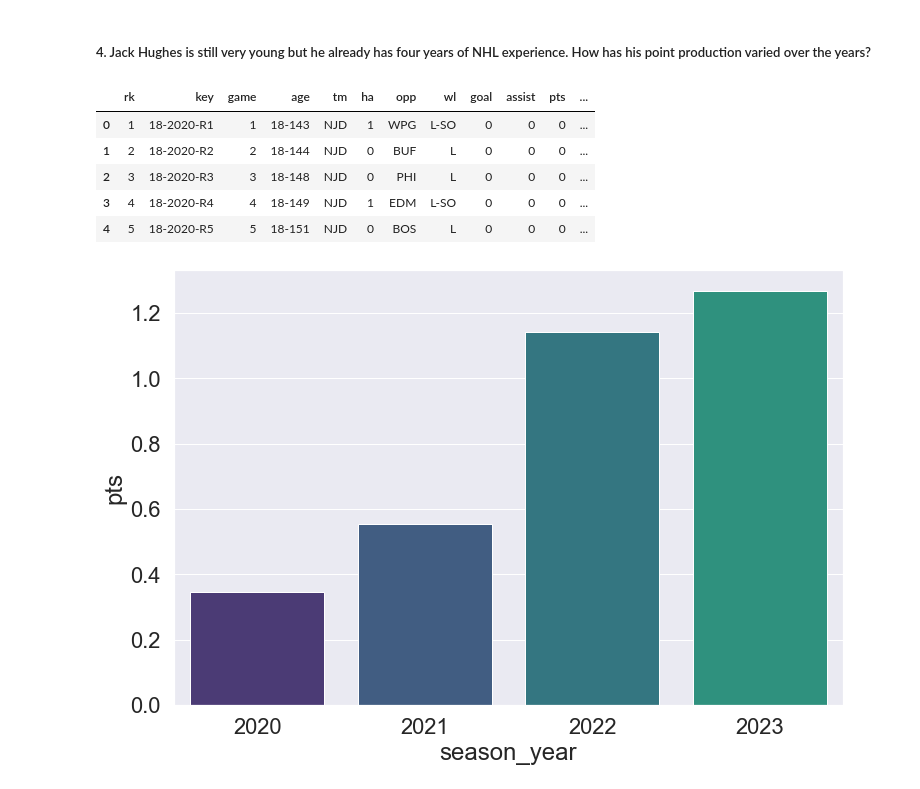
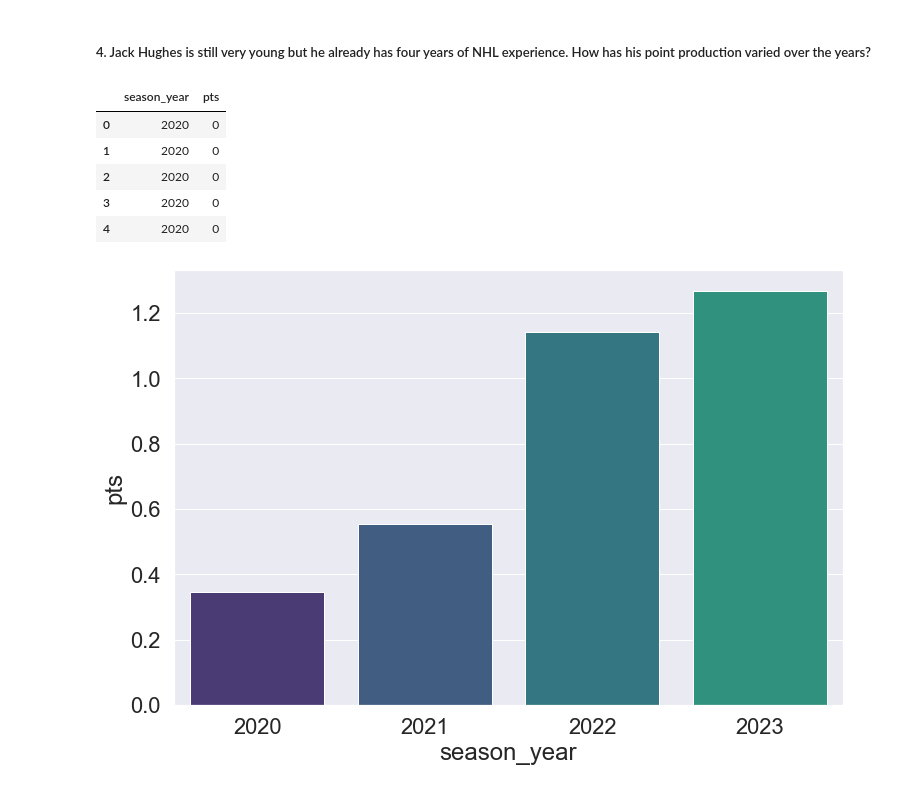
Before and after one commit to mrende1986/Data_Engineering_Portfolio_Project_Hockey_Stats, a Jupyter notebook: Analysis/jack_hughes_analysis.ipynb, the cells around one changed output. Saved outputs shown, nothing was run; the diff lists cells and outputs as text; code cells hidden in the pictures.

```diff
--- a/Analysis/jack_hughes_analysis.ipynb
+++ b/Analysis/jack_hughes_analysis.ipynb
@@ -143,19 +137,18 @@ LIMIT 5;
 ##### 4. Jack Hughes is still very young but he already has four years of NHL experience. How has his point production varied over the years?
 # %%
 jack_hughes = pd.read_sql_query("""
-        SELECT
-            *
-        FROM fact_player_gamelog
-        WHERE tracked_player_name = 'Hughes, Jack';"""
-        , engine)
+                                SELECT
+                                    season_year, pts
+                                FROM fact_player_gamelog
+                                WHERE tracked_player_name = 'Hughes, Jack';""", engine)
 jack_hughes.head()
 # %% [output]
-|  | rk | key | game | age | tm | ha | opp | wl | goal | assist | pts | ... |
-| 0 | 1 | 18-2020-R1 | 1 | 18-143 | NJD | 1 | WPG | L-SO | 0 | 0 | 0 | ... |
-| 1 | 2 | 18-2020-R2 | 2 | 18-144 | NJD | 0 | BUF | L | 0 | 0 | 0 | ... |
-| 2 | 3 | 18-2020-R3 | 3 | 18-148 | NJD | 0 | PHI | L | 0 | 0 | 0 | ... |
-| 3 | 4 | 18-2020-R4 | 4 | 18-149 | NJD | 1 | EDM | L-SO | 0 | 0 | 0 | ... |
-| 4 | 5 | 18-2020-R5 | 5 | 18-151 | NJD | 0 | BOS | L | 0 | 0 | 0 | ... |
+|  | season_year | pts |
+| 0 | 2020 | 0 |
+| 1 | 2020 | 0 |
+| 2 | 2020 | 0 |
+| 3 | 2020 | 0 |
+| 4 | 2020 | 0 |
 # %%
 plt.figure(figsize = (12,8))
 sns.set(font_scale=2, palette='viridis')
```
Also changed, not shown: parts of 9 cells of this notebook.
